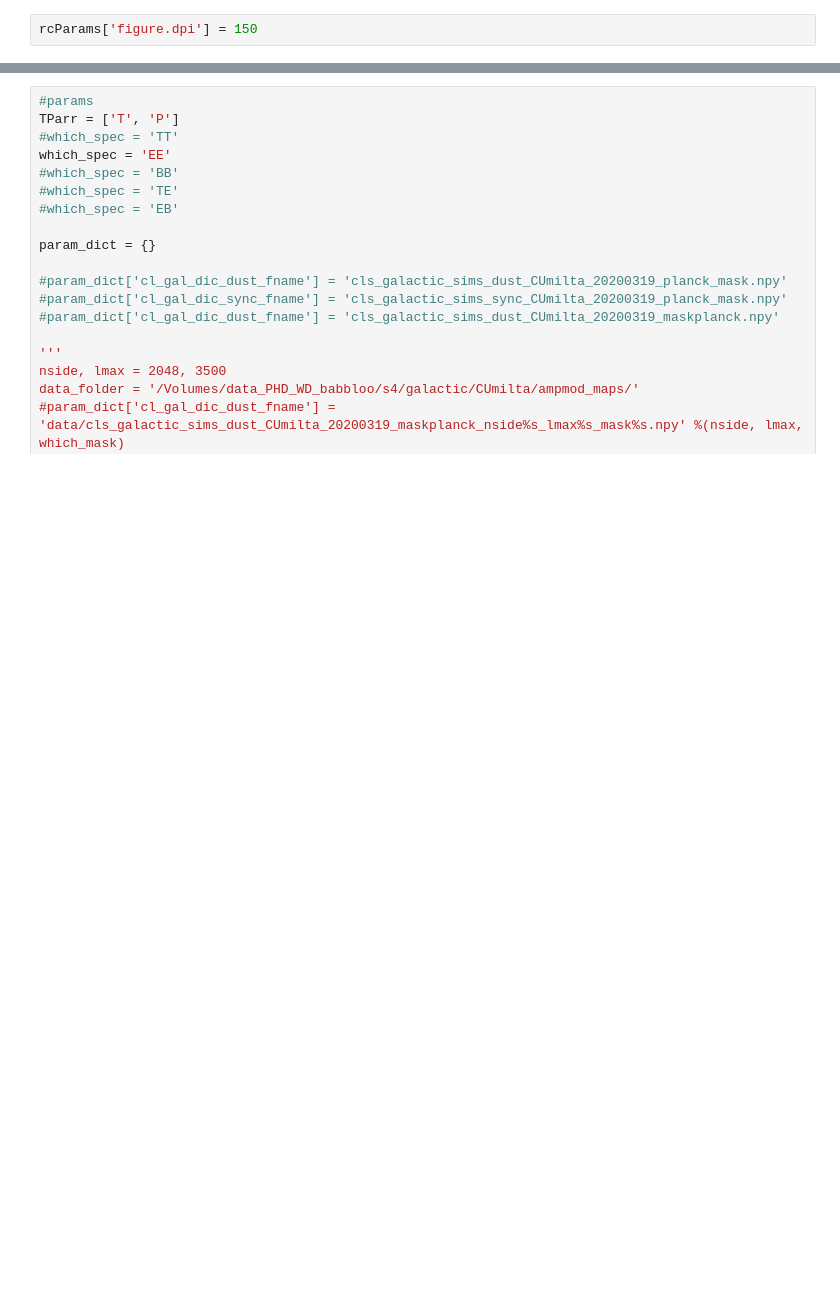
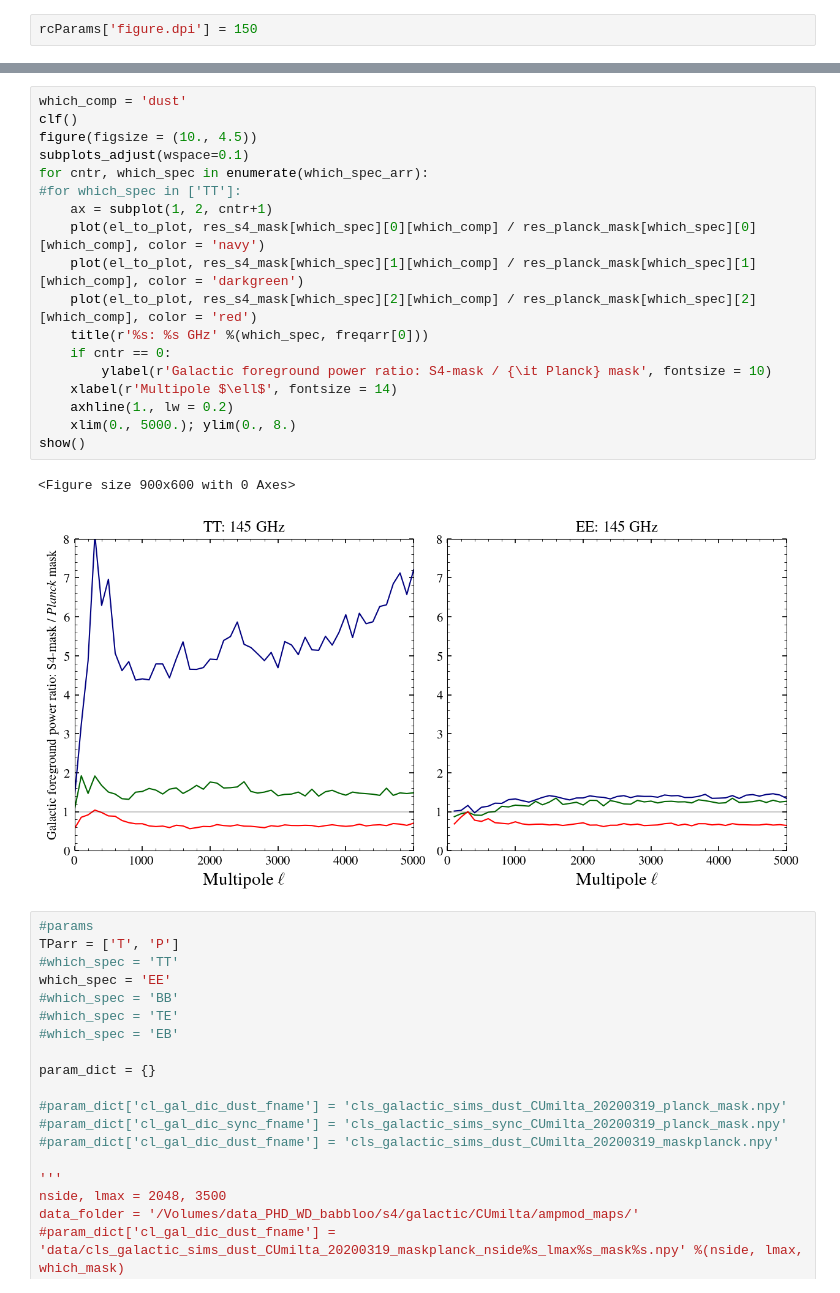
Before and after one commit to sriniraghunathan/DRAFT, a Jupyter notebook: scripts/notebooks/checks/check_gal_cl.ipynb, the cells around one changed output, grey strips where cells are left out. Saved outputs shown, nothing was run; the diff lists cells and outputs as text; blank space fills up the shorter version.

```diff
--- a/scripts/notebooks/checks/check_gal_cl.ipynb
+++ b/scripts/notebooks/checks/check_gal_cl.ipynb
@@ -21,3 +564,24 @@ warnings.filterwarnings('ignore',category=RuntimeWarning)
+# %%
+which_comp = 'dust'
+clf()
+figure(figsize = (10., 4.5))
+subplots_adjust(wspace=0.1)
+for cntr, which_spec in enumerate(which_spec_arr):
+#for which_spec in ['TT']:
+    ax = subplot(1, 2, cntr+1)
+    plot(el_to_plot, res_s4_mask[which_spec][0][which_comp] / res_planck_mask[which_spec][0][which_comp], color = 'navy')
+    plot(el_to_plot, res_s4_mask[which_spec][1][which_comp] / res_planck_mask[which_spec][1][which_comp], color = 'darkgreen')
+    plot(el_to_plot, res_s4_mask[which_spec][2][which_comp] / res_planck_mask[which_spec][2][which_comp], color = 'red')
+    title(r'%s: %s GHz' %(which_spec, freqarr[0]))
+    if cntr == 0:
+        ylabel(r'Galactic foreground power ratio: S4-mask / {\it Planck} mask', fontsize = 10)
+    xlabel(r'Multipole $\ell$', fontsize = 14)
+    axhline(1., lw = 0.2)
+    xlim(0., 5000.); ylim(0., 8.)
+show()
+# %% [output]
+<Figure size 900x600 with 0 Axes>
+[figure, added]
 # %%
 #params
 TParr = ['T', 'P']
```
Also changed, not shown: parts of 13 cells of this notebook, 1 other file.
